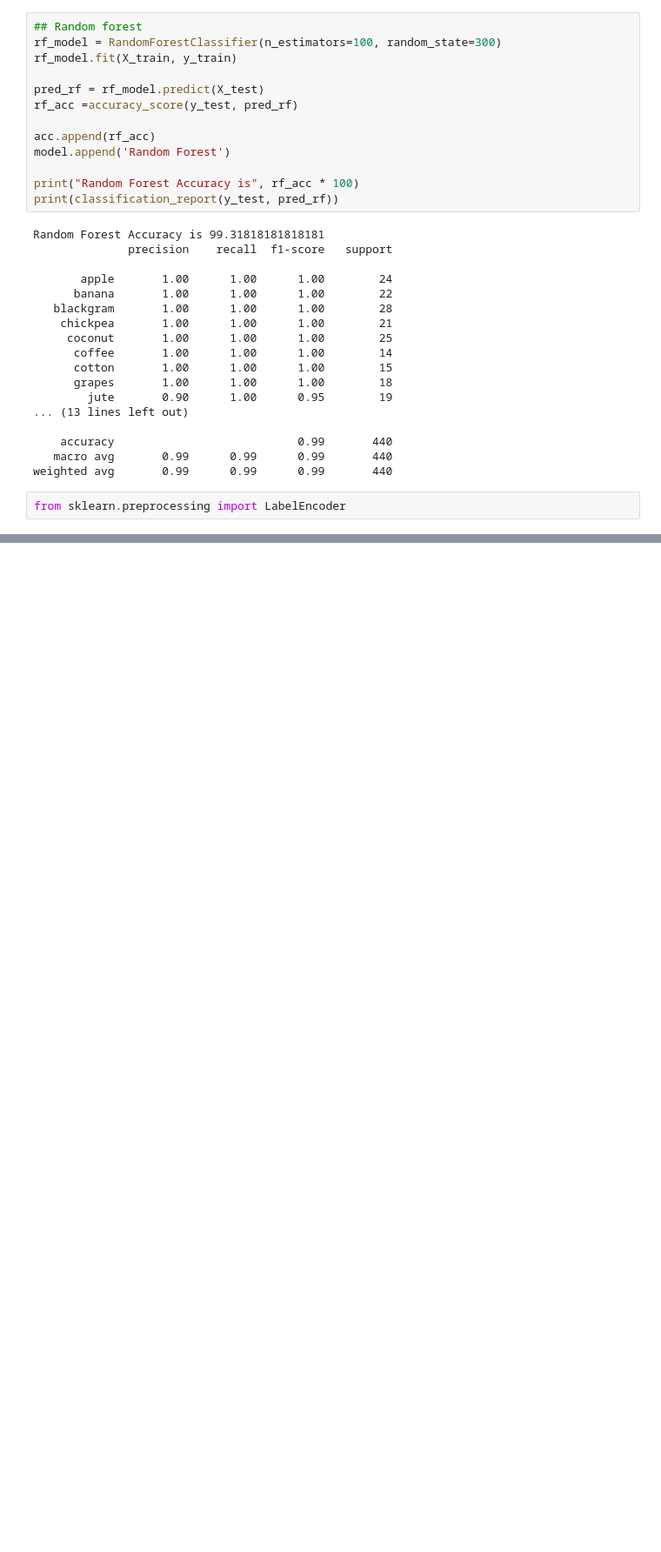
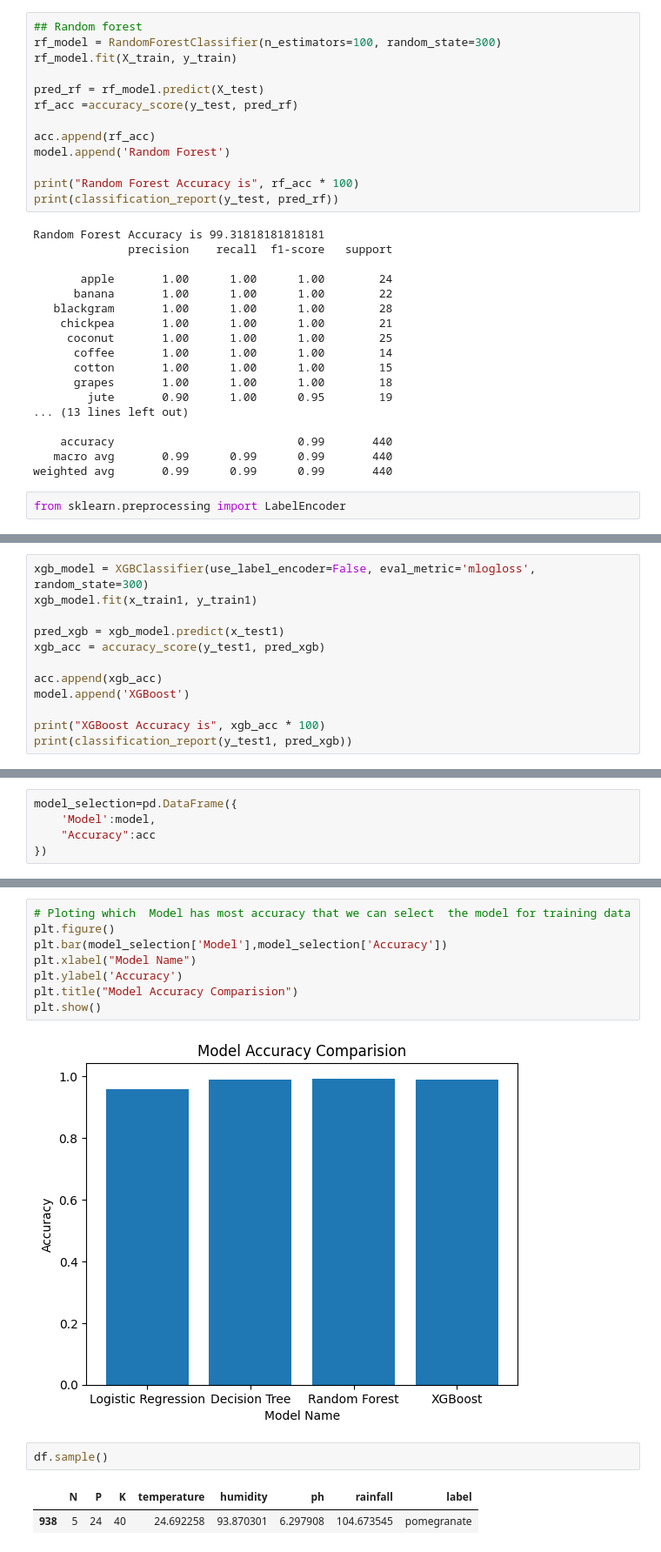
Before and after one commit to TechSubrat-netizen/Crop_Recommendation_System, a Jupyter notebook: crop_recomendation_system_model.ipynb, the cells around one changed output, grey strips where cells are left out. Shown at 87% size. Saved outputs shown, nothing was run; the diff lists cells and outputs as text; blank space fills up the shorter version.

```diff
--- a/crop_recomendation_system_model.ipynb
+++ b/crop_recomendation_system_model.ipynb
@@ -342,0 +341,12 @@ ValueError: y should be a 1d array, got an array of shape () instead.
+# %%
+xgb_model = XGBClassifier(use_label_encoder=False, eval_metric='mlogloss', random_state=300)
+xgb_model.fit(x_train1, y_train1)
+
+pred_xgb = xgb_model.predict(x_test1)
+xgb_acc = accuracy_score(y_test1, pred_xgb)
+
+acc.append(xgb_acc)
+model.append('XGBoost')
+
+print("XGBoost Accuracy is", xgb_acc * 100)
+print(classification_report(y_test1, pred_xgb))
@@ -342,0 +371,5 @@ ValueError: y should be a 1d array, got an array of shape () instead.
+# %%
+model_selection=pd.DataFrame({
+    'Model':model,
+    "Accuracy":acc
+})
@@ -342,0 +387,15 @@ ValueError: y should be a 1d array, got an array of shape () instead.
+# %%
+# Ploting which  Model has most accuracy that we can select  the model for training data
+plt.figure()
+plt.bar(model_selection['Model'],model_selection['Accuracy'])
+plt.xlabel("Model Name")
+plt.ylabel('Accuracy')
+plt.title("Model Accuracy Comparision")
+plt.show()
+# %% [output]
+[figure, added]
+# %%
+df.sample()
+# %% [output]
+|  | N | P | K | temperature | humidity | ph | rainfall | label |
+| 938 | 5 | 24 | 40 | 24.692258 | 93.870301 | 6.297908 | 104.673545 | pomegranate |
```
Also changed, not shown: parts of 7 cells of this notebook.
